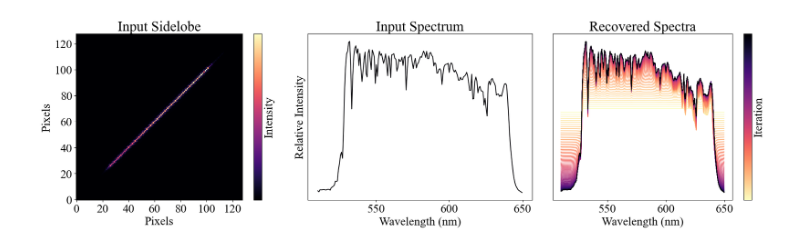
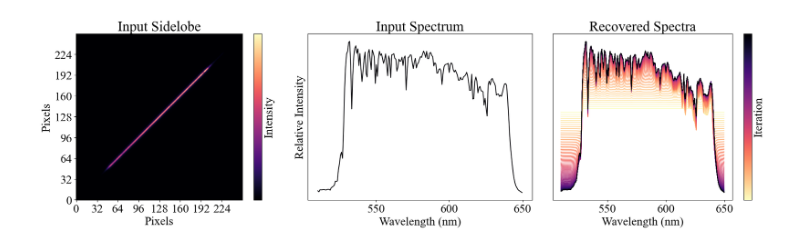
Before and after one commit to milolangker/honours, a Jupyter notebook: wk11/plotdata/saved_plot.ipynb, the cells around one changed output. Drawn from its saved outputs; the diff is of its cells as text; code cells hidden in the pictures.

```diff
--- a/wk11/plotdata/saved_plot.ipynb
+++ b/wk11/plotdata/saved_plot.ipynb
@@ -4,6 +4,7 @@ import matplotlib.pyplot as plt
 import matplotlib.colors as colors
 import matplotlib.cm as cm
 import pickle
+import dLux.utils as dlu
 
 import os
 
@@ -18,9 +19,9 @@ input_weights = np.load("input_weights.npy")
 with open("output_weights.pkl", "rb") as f:
     output_weights_list = pickle.load(f)
 
-# Downsample function (mock version – replace with your actual `dlu.downsample`)
-def downsample(arr, factor):
-    return arr[::factor, ::factor]
+# # Downsample function (mock version – replace with your actual `dlu.downsample`)
+# def downsample(arr, factor):
+#     return arr[::factor, ::factor]
 
 # Set plot style
 plt.rcParams["font.family"] = "Times New Roman"
@@ -32,12 +33,12 @@ plt.figure(figsize=(20, 6))
 
 # Plot 1: Input Sidelobe
 plt.subplot(1, 3, 1)
-image_data = downsample(sidelobes, 4)
+image_data = dlu.downsample(sidelobes, 2)
 plt.imshow(image_data, origin='lower', cmap=cmap)
 plt.title('Input Sidelobe')
 plt.xlabel('Pixels')
 plt.ylabel('Pixels')
-tick_spacing = 20
+tick_spacing = 32
 plt.xticks(np.arange(0, image_data.shape[1], tick_spacing))
 plt.yticks(np.arange(0, image_data.shape[0], tick_spacing))
 cbar = plt.colorbar()
@@ -46,31 +47,32 @@ cbar.ax.set_ylabel('Intensity')
 
 # Plot 2: Input Spectrum
 plt.subplot(1, 3, 2)
 plt.plot(bin_centers * 1e9, input_weights, color=cmap(1))
 plt.gca().tick_params(axis='y', left=False, labelleft=False)
 plt.xlabel("Wavelength (nm)")
 plt.title("Input Spectrum")
 plt.ylabel('Relative Intensity')
 
 # Plot 3: Recovered Spectra
 plt.subplot(1, 3, 3)
 norm = colors.Normalize(vmin=0, vmax=99)
 for i, output_weights in enumerate(output_weights_list):
     color = cmap(1 - i / 99)
     plt.plot(bin_centers * 1e9, output_weights, color=color, alpha=1, linewidth=1)
 
 plt.gca().tick_params(axis='y', left=False, labelleft=False)
 plt.xlabel("Wavelength (nm)")
 plt.title("Recovered Spectra")
 
 # Colorbar for iterations
 sm = cm.ScalarMappable(cmap=cmap, norm=norm)
 sm.set_array([])
 cbar = plt.colorbar(sm, ax=plt.gca(), label="Iteration")
 cbar.ax.invert_yaxis()
 cbar.set_ticks([])
 
 plt.tight_layout()
+plt.savefig('swag.pdf',dpi=300,bbox_inches='tight')
 plt.show()
 # %% [output]
-[figure, old version]
+[figure, new version]
```
Also changed, not shown: 28 other files.
